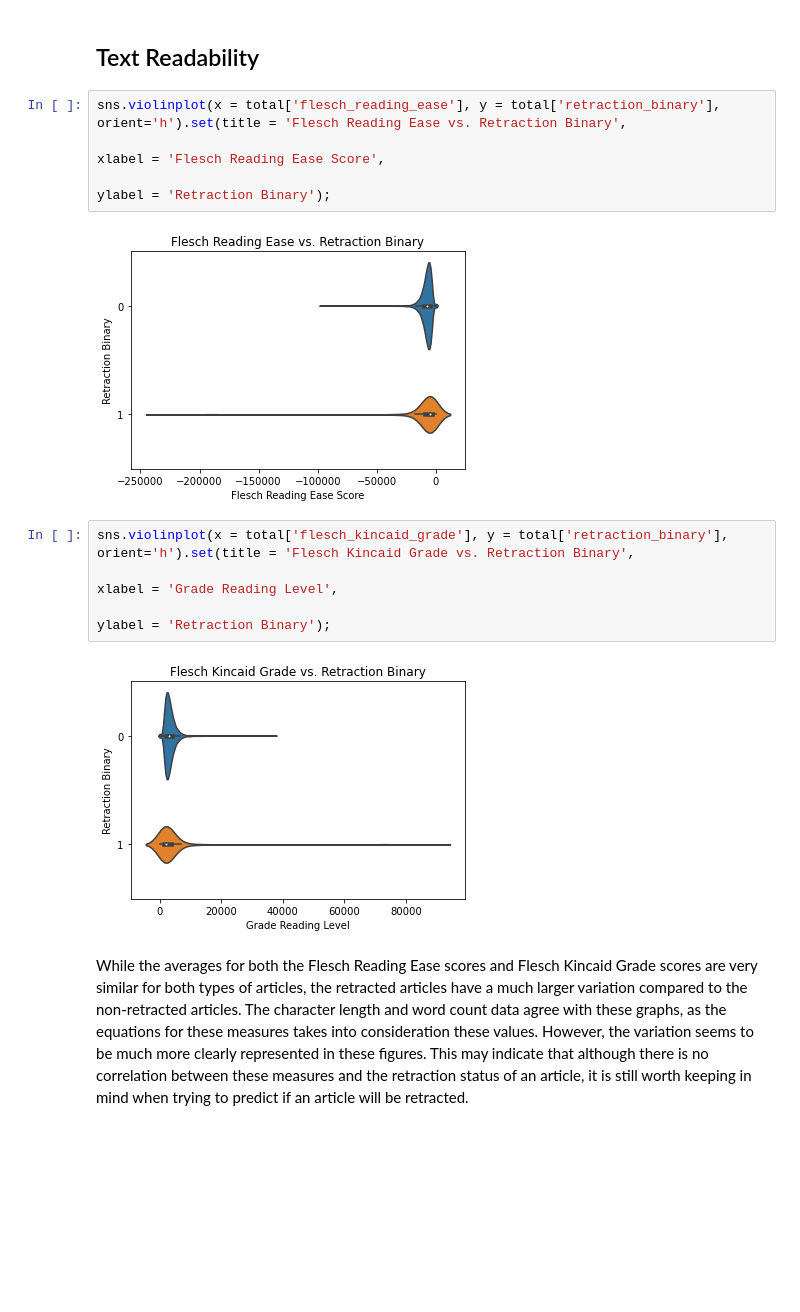
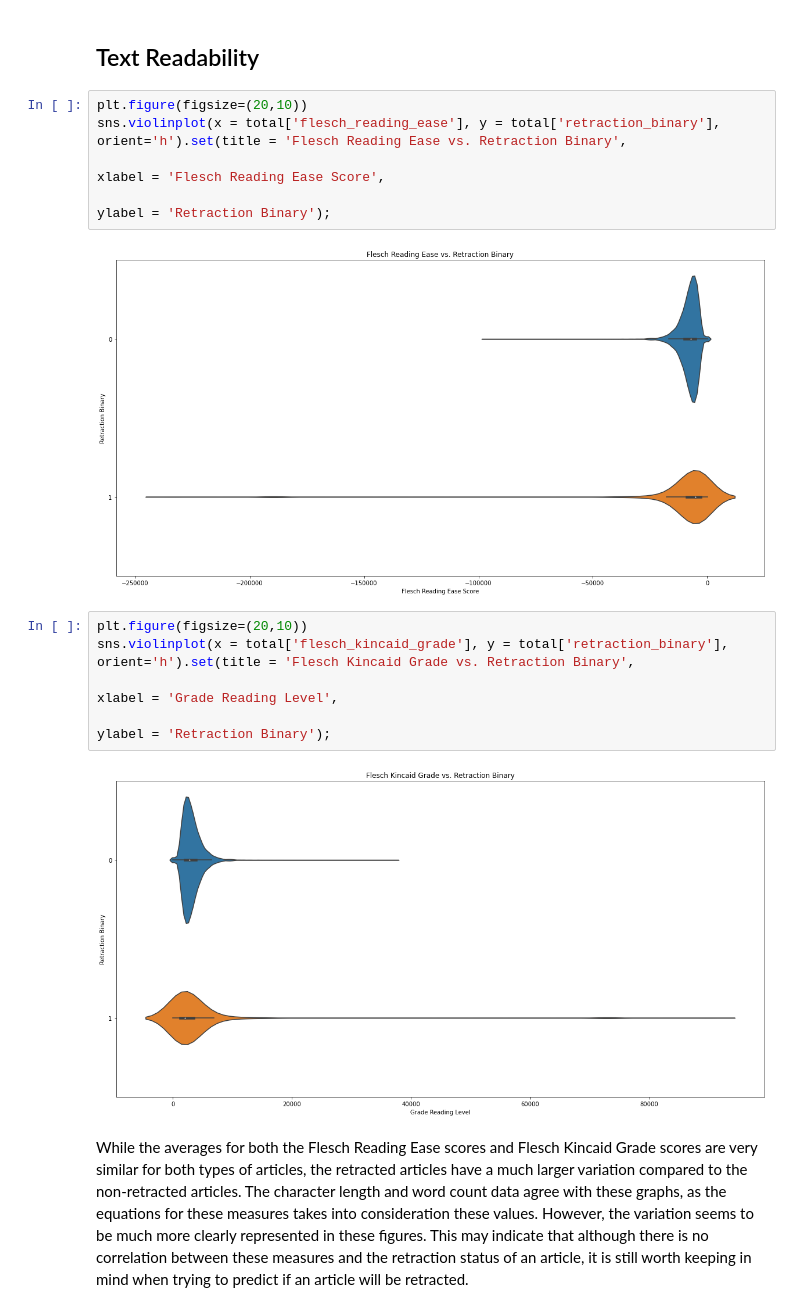
Before and after one commit to lmpack01/Research-Article-Retraction-Project, a Jupyter notebook: 4_EDA.ipynb, the cells around one changed output. Drawn from its saved outputs; the diff is of its cells as text; blank space fills up the shorter version.

```diff
--- a/4_EDA.ipynb
+++ b/4_EDA.ipynb
@@ -351,16 +351,18 @@ Because the retracted articles were taken from as many journals as possible to t
 # %% [markdown]
 ## Text Readability
 # %%
+plt.figure(figsize=(20,10))
 sns.violinplot(x = total['flesch_reading_ease'], y = total['retraction_binary'], orient='h').set(title = 'Flesch Reading Ease vs. Retraction Binary',
                                                                                                 xlabel = 'Flesch Reading Ease Score',
                                                                                                 ylabel = 'Retraction Binary');
 # %% [output]
-[figure, old version]
+[figure, new version]
 # %%
+plt.figure(figsize=(20,10))
 sns.violinplot(x = total['flesch_kincaid_grade'], y = total['retraction_binary'], orient='h').set(title = 'Flesch Kincaid Grade vs. Retraction Binary',
                                                                                                 xlabel = 'Grade Reading Level',
                                                                                                 ylabel = 'Retraction Binary');
 # %% [output]
-[figure, old version]
+[figure, new version]
 # %% [markdown]
 While the averages for both the Flesch Reading Ease scores and Flesch Kincaid Grade scores are very similar for both types of articles, the retracted articles have a much larger variation compared to the non-retracted articles. The character length and word count data agree with these graphs, as the equations for these measures takes into consideration these values. However, the variation seems to be much more clearly represented in these figures. This may indicate that although there is no correlation between these measures and the retraction status of an article, it is still worth keeping in mind when trying to predict if an article will be retracted.
```
Also changed, not shown: parts of 1 cell of this notebook, 1 other file.
